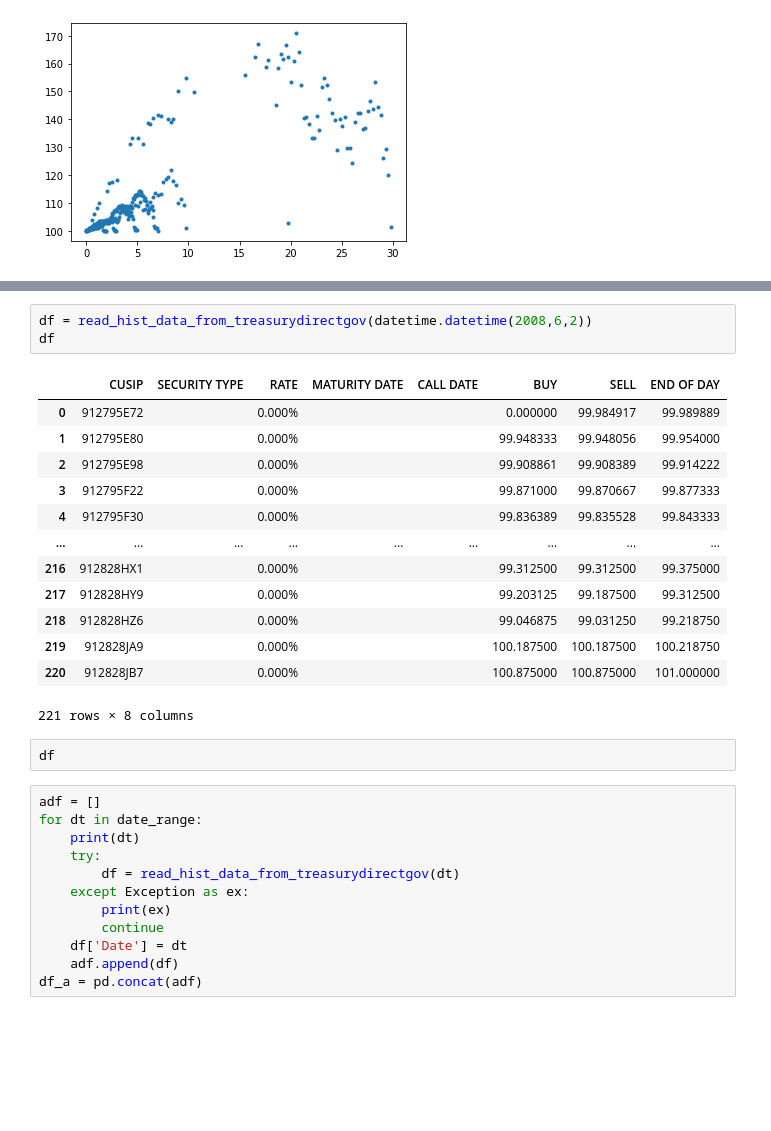
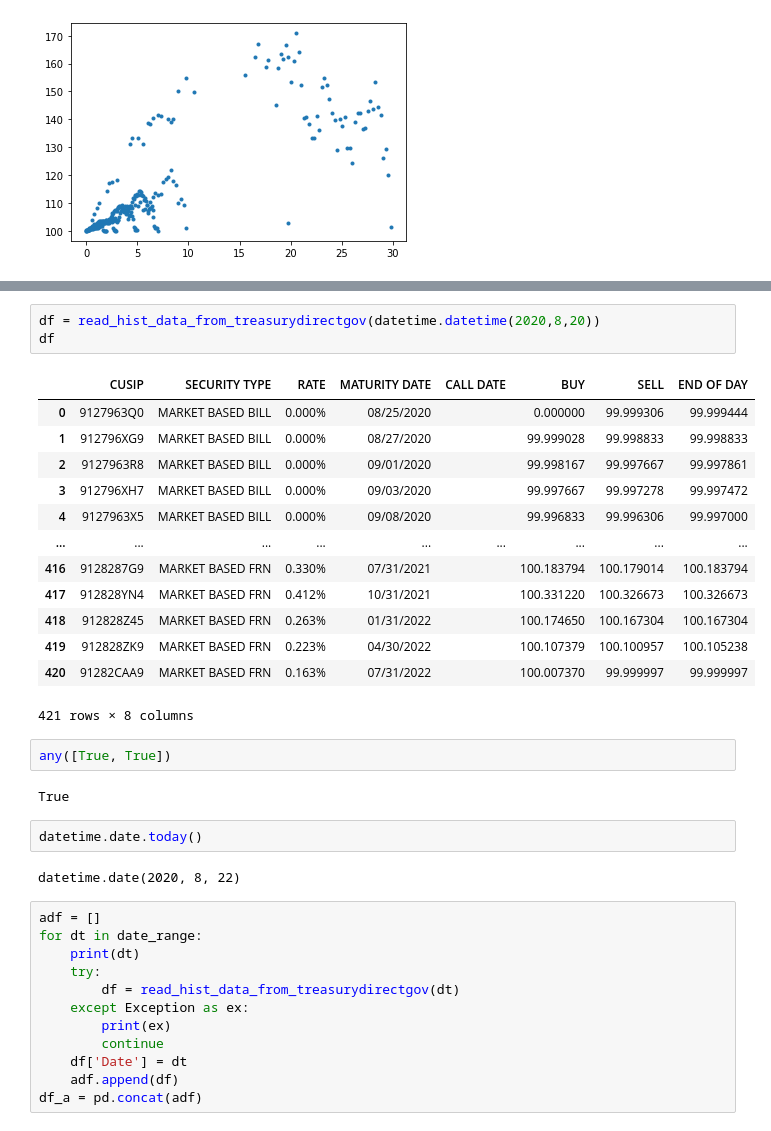
Before and after one commit to xyise/ust, a Jupyter notebook: np_us_treasury.ipynb, the cells around one changed output, grey strips where cells are left out. Saved outputs shown, nothing was run; the diff lists cells and outputs as text; blank space fills up the shorter version.

```diff
--- a/np_us_treasury.ipynb
+++ b/np_us_treasury.ipynb
@@ -83,24 +83,30 @@ get_cusip_info('912810FR4')[1]
   'xmlFilenameCompetitiveResults': '',
   'xmlFilenameSpecialAnnouncement': ''}]
 # %%
-df = read_hist_data_from_treasurydirectgov(datetime.datetime(2008,6,2))
+df = read_hist_data_from_treasurydirectgov(datetime.datetime(2020,8,20))
 df
 # %% [output]
 |  | CUSIP | SECURITY TYPE | RATE | MATURITY DATE | CALL DATE | BUY | SELL | END OF DAY |
-| 0 | 912795E72 |  | 0.000% |  |  | 0.000000 | 99.984917 | 99.989889 |
-| 1 | 912795E80 |  | 0.000% |  |  | 99.948333 | 99.948056 | 99.954000 |
-| 2 | 912795E98 |  | 0.000% |  |  | 99.908861 | 99.908389 | 99.914222 |
-| 3 | 912795F22 |  | 0.000% |  |  | 99.871000 | 99.870667 | 99.877333 |
-| 4 | 912795F30 |  | 0.000% |  |  | 99.836389 | 99.835528 | 99.843333 |
+| 0 | 9127963Q0 | MARKET BASED BILL | 0.000% | 08/25/2020 |  | 0.000000 | 99.999306 | 99.999444 |
+| 1 | 912796XG9 | MARKET BASED BILL | 0.000% | 08/27/2020 |  | 99.999028 | 99.998833 | 99.998833 |
+| 2 | 9127963R8 | MARKET BASED BILL | 0.000% | 09/01/2020 |  | 99.998167 | 99.997667 | 99.997861 |
+| 3 | 912796XH7 | MARKET BASED BILL | 0.000% | 09/03/2020 |  | 99.997667 | 99.997278 | 99.997472 |
+| 4 | 9127963X5 | MARKET BASED BILL | 0.000% | 09/08/2020 |  | 99.996833 | 99.996306 | 99.997000 |
 | ... | ... | ... | ... | ... | ... | ... | ... | ... |
-| 216 | 912828HX1 |  | 0.000% |  |  | 99.312500 | 99.312500 | 99.375000 |
-| 217 | 912828HY9 |  | 0.000% |  |  | 99.203125 | 99.187500 | 99.312500 |
-| 218 | 912828HZ6 |  | 0.000% |  |  | 99.046875 | 99.031250 | 99.218750 |
-| 219 | 912828JA9 |  | 0.000% |  |  | 100.187500 | 100.187500 | 100.218750 |
-| 220 | 912828JB7 |  | 0.000% |  |  | 100.875000 | 100.875000 | 101.000000 |
+| 416 | 9128287G9 | MARKET BASED FRN | 0.330% | 07/31/2021 |  | 100.183794 | 100.179014 | 100.183794 |
+| 417 | 912828YN4 | MARKET BASED FRN | 0.412% | 10/31/2021 |  | 100.331220 | 100.326673 | 100.326673 |
+| 418 | 912828Z45 | MARKET BASED FRN | 0.263% | 01/31/2022 |  | 100.174650 | 100.167304 | 100.167304 |
+| 419 | 912828ZK9 | MARKET BASED FRN | 0.223% | 04/30/2022 |  | 100.107379 | 100.100957 | 100.105238 |
+| 420 | 91282CAA9 | MARKET BASED FRN | 0.163% | 07/31/2022 |  | 100.007370 | 99.999997 | 99.999997 |
-221 rows × 8 columns
+421 rows × 8 columns
-# %%
-df
+# %%
+any([True, True])
+# %% [output]
+True
+# %%
+datetime.date.today()
+# %% [output]
+datetime.date(2020, 8, 22)
 # %%
 adf = []
 for dt in date_range:
```
Also changed, not shown: 2 other files.
